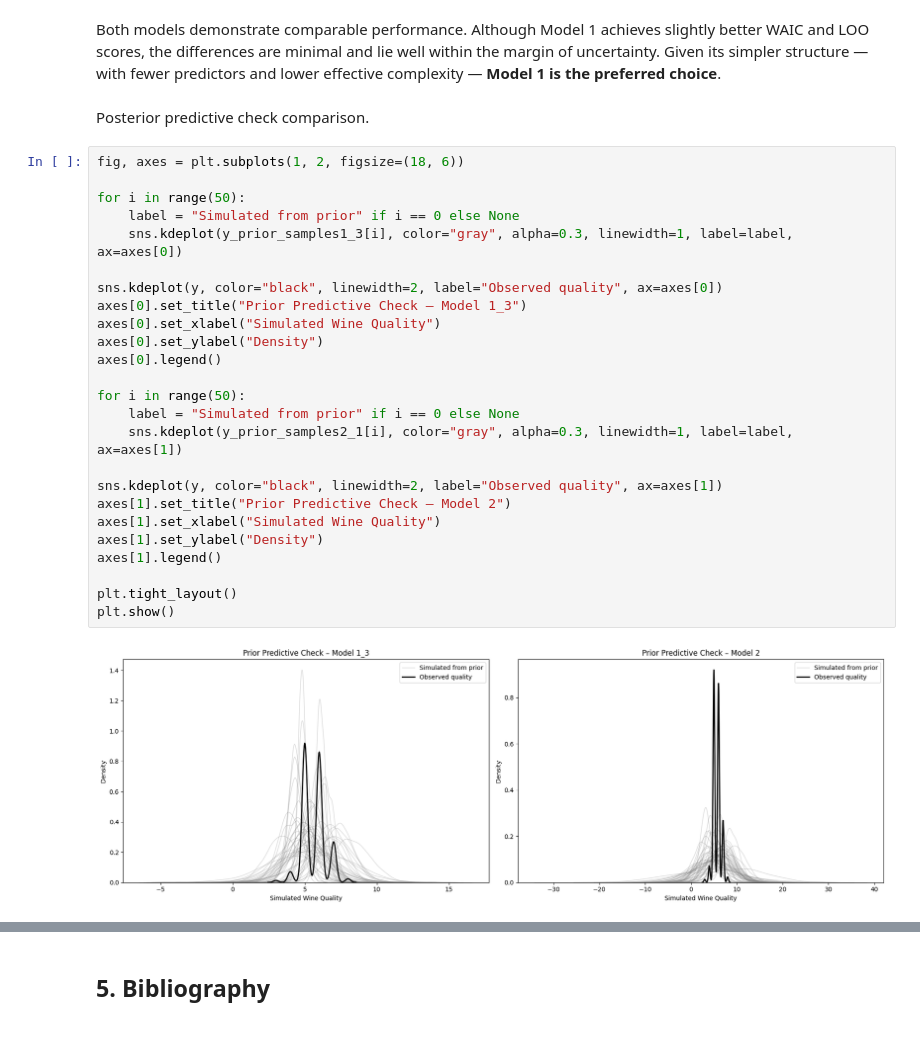
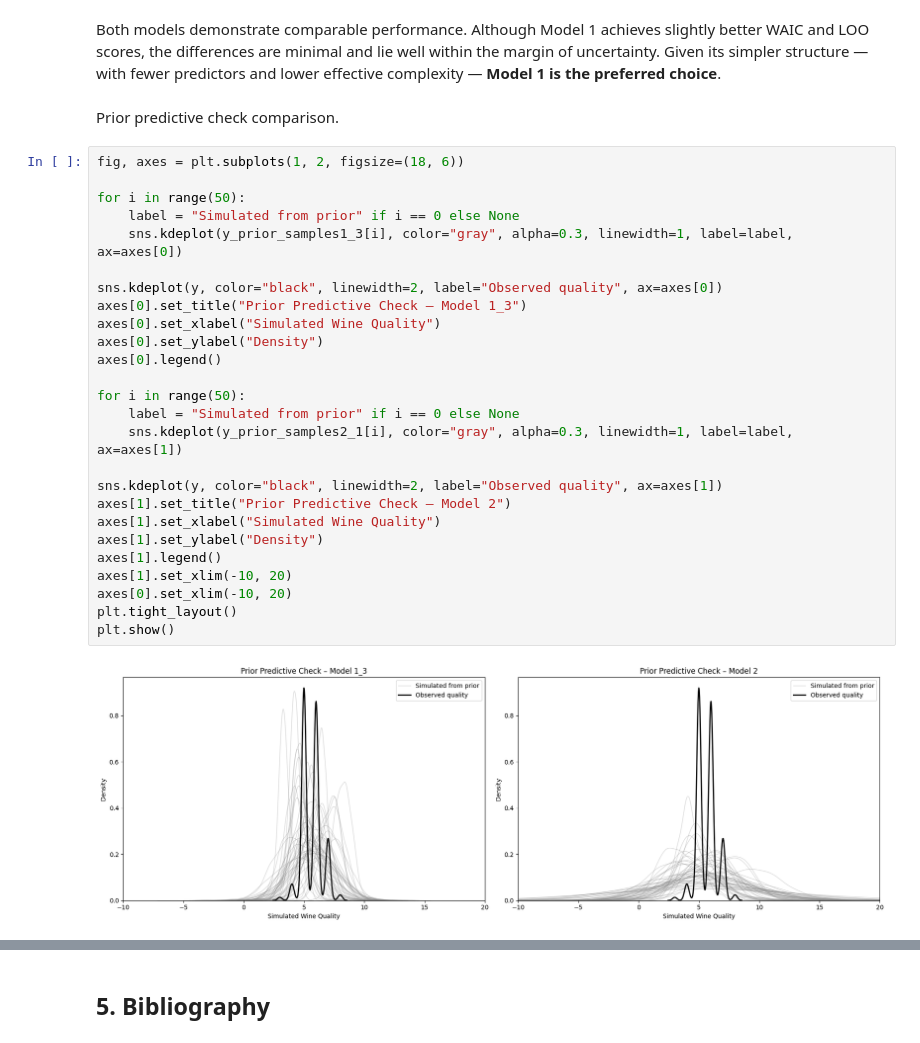
Before and after one commit to zacky111/Data_analytics, a Jupyter notebook: main.ipynb, the cells around one changed output, grey strips where cells are left out. Drawn from its saved outputs; the diff is of its cells as text.

```diff
--- a/main.ipynb
+++ b/main.ipynb
@@ -1114,32 +1116,33 @@ Both models achieved nearly identical results, with Model 1 slightly outperformi
 ## 4. Conculusions
 # %% [markdown]
 Both models demonstrate comparable performance. Although Model 1 achieves slightly better WAIC and LOO scores, the differences are minimal and lie well within the margin of uncertainty. Given its simpler structure — with fewer predictors and lower effective complexity — **Model 1 is the preferred choice**.
-# %% [markdown]
-Posterior predictive check comparison.
+# %% [markdown]
+Prior predictive check comparison.
 # %%
 fig, axes = plt.subplots(1, 2, figsize=(18, 6))
 
 for i in range(50):
     label = "Simulated from prior" if i == 0 else None
     sns.kdeplot(y_prior_samples1_3[i], color="gray", alpha=0.3, linewidth=1, label=label, ax=axes[0])
 
 sns.kdeplot(y, color="black", linewidth=2, label="Observed quality", ax=axes[0])
 axes[0].set_title("Prior Predictive Check – Model 1_3")
 axes[0].set_xlabel("Simulated Wine Quality")
 axes[0].set_ylabel("Density")
 axes[0].legend()
 
 for i in range(50):
     label = "Simulated from prior" if i == 0 else None
     sns.kdeplot(y_prior_samples2_1[i], color="gray", alpha=0.3, linewidth=1, label=label, ax=axes[1])
 
 sns.kdeplot(y, color="black", linewidth=2, label="Observed quality", ax=axes[1])
 axes[1].set_title("Prior Predictive Check – Model 2")
 axes[1].set_xlabel("Simulated Wine Quality")
 axes[1].set_ylabel("Density")
 axes[1].legend()
-
+axes[1].set_xlim(-10, 20)
+axes[0].set_xlim(-10, 20)
 plt.tight_layout()
 plt.show()
 # %% [output]
-[figure, old version]
+[figure, new version]
```
Also changed, not shown: parts of 20 cells of this notebook.
